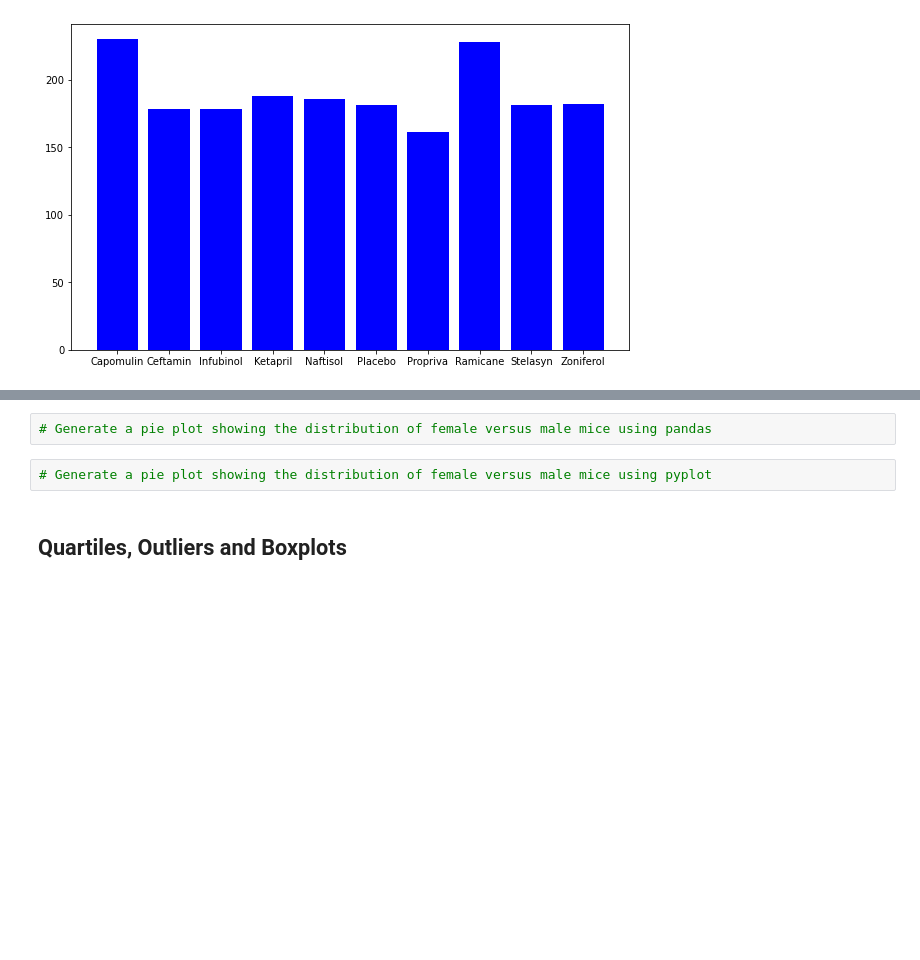
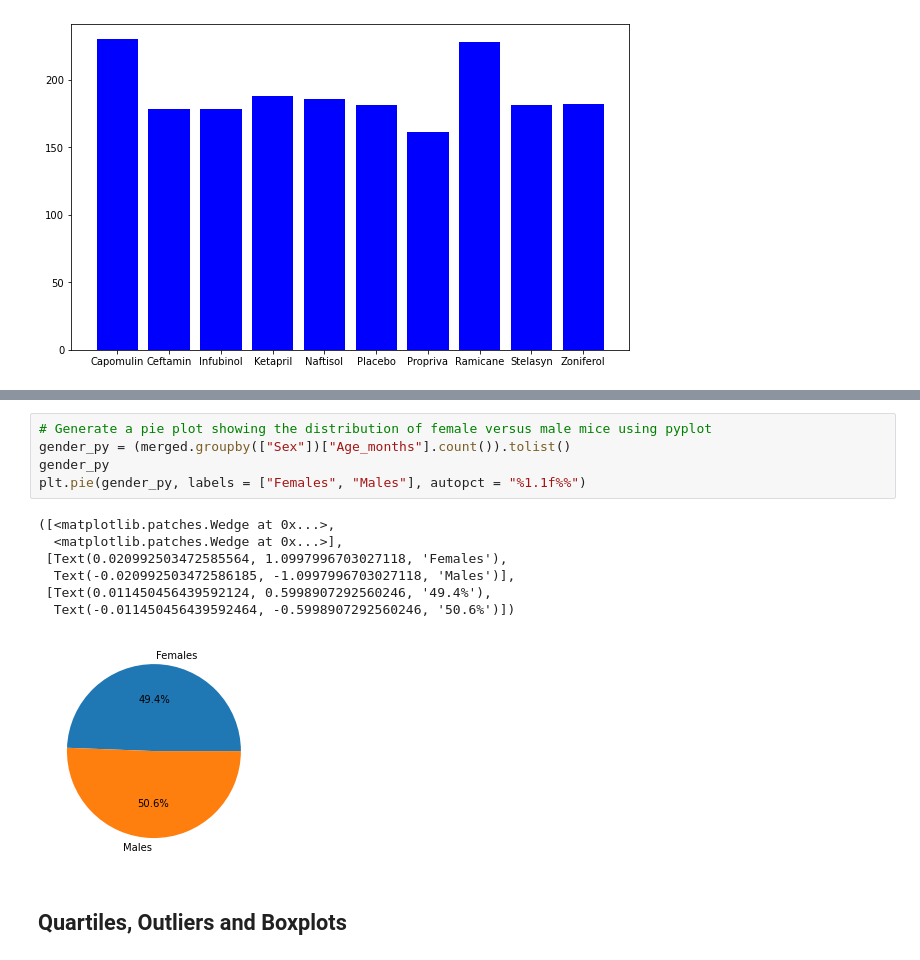
Before and after one commit to brettmw92/Matplotlib, a Jupyter notebook: HW/Instructions/Pymaceuticals/pymaceuticals_starter.ipynb, the cells around one changed output, grey strips where cells are left out. Saved outputs shown, nothing was run; the diff lists cells and outputs as text; blank space fills up the shorter version.

```diff
--- a/HW/Instructions/Pymaceuticals/pymaceuticals_starter.ipynb
+++ b/HW/Instructions/Pymaceuticals/pymaceuticals_starter.ipynb
@@ -165,7 +174,16 @@ plt.bar(x_axis, drug_count, color="b", align="center")
 # %%
-# Generate a pie plot showing the distribution of female versus male mice using pandas
+# Generate a pie plot showing the distribution of female versus male mice using pyplot
+gender_py = (merged.groupby(["Sex"])["Age_months"].count()).tolist()
+gender_py
+plt.pie(gender_py, labels = ["Females", "Males"], autopct = "%1.1f%%")
+# %% [output]
+([<matplotlib.patches.Wedge at 0x...>,
+  <matplotlib.patches.Wedge at 0x...>],
+ [Text(0.020992503472585564, 1.0997996703027118, 'Females'),
+  Text(-0.020992503472586185, -1.0997996703027118, 'Males')],
+ [Text(0.011450456439592124, 0.5998907292560246, '49.4%'),
+  Text(-0.011450456439592464, -0.5998907292560246, '50.6%')])
+[figure, added]
-# %%
-# Generate a pie plot showing the distribution of female versus male mice using pyplot
 # %% [markdown]
 ## Quartiles, Outliers and Boxplots
 # %%
```
Also changed, not shown: parts of 1 cell of this notebook.
